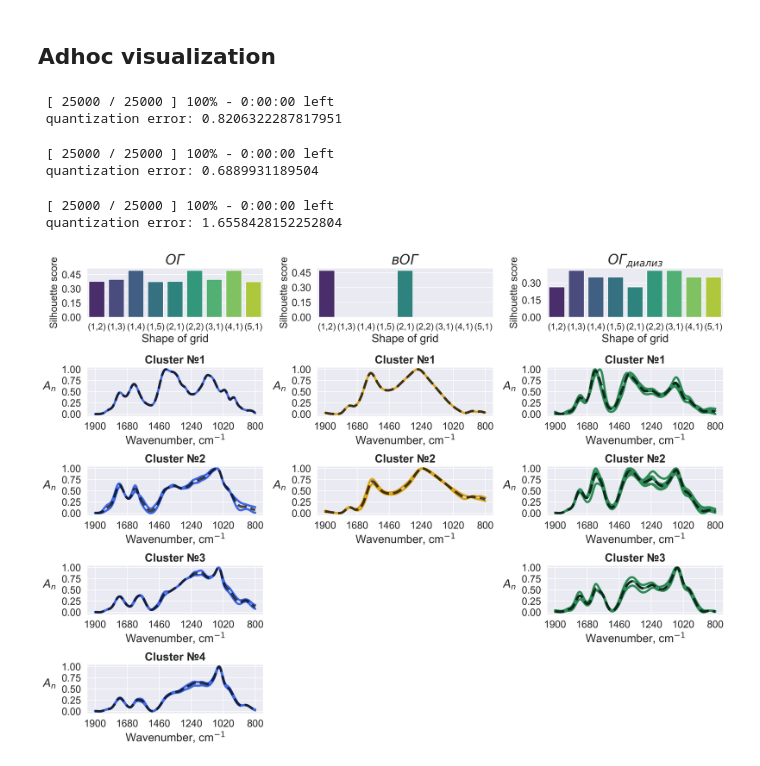
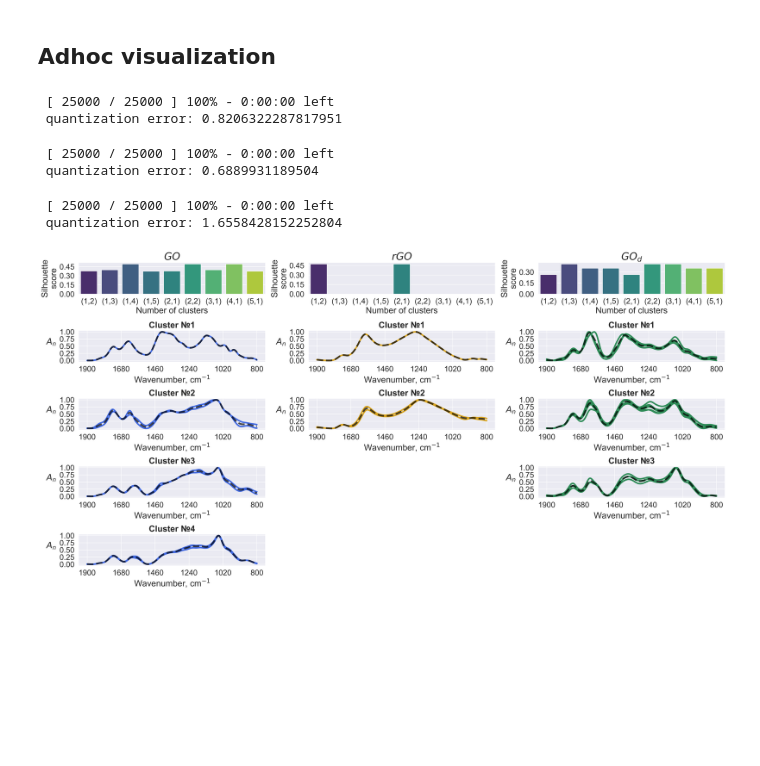
Before and after one commit to Fltvv/go-fitr-qa-fgda-ml, a Jupyter notebook: fg_distribution_analysis/code/01c_clustering_minisom.ipynb, the cells around one changed output. Saved outputs shown, nothing was run; the diff lists cells and outputs as text; code cells hidden in the pictures; blank space fills up the shorter version.

```diff
--- a/fg_distribution_analysis/code/01c_clustering_minisom.ipynb
+++ b/fg_distribution_analysis/code/01c_clustering_minisom.ipynb
@@ -309,9 +309,9 @@ results_df
 max_n_clusters = 5
 
 datasets = [
-    ('$ОГ$', go_data, 'RoyalBlue', (2, 2)),
-    ('$вОГ$', rgo_data, 'Goldenrod', (1, 2)),
-    ('$ОГ_{диализ}$', god_data, 'SeaGreen', (1, 3))
+    ('$GO$', go_data, 'RoyalBlue', (2, 2)),
+    ('$rGO$', rgo_data, 'Goldenrod', (1, 2)),
+    ('$GO_{d}$', god_data, 'SeaGreen', (1, 3))
 ]
 
 predictions_lst = []
@@ -321,7 +321,7 @@ sns.set_theme()
 max_clusters = max([d[3][0] * d[3][1] for d in datasets])
 fig_rows = 1 + max_clusters
 
-fig, axes = plt.subplots(fig_rows, 3, figsize=(15.5, 2.25 * fig_rows), dpi=300, constrained_layout=True)
+fig, axes = plt.subplots(fig_rows, 3, figsize=(22.5, 2.25 * fig_rows), dpi=300, constrained_layout=True)
 
 for i, (label, dataset, color, shape) in enumerate(datasets):
     analyzer = SomStructureAnalysis(dataset)
@@ -330,36 +330,47 @@ for i, (label, dataset, color, shape) in enumerate(datasets):
 
     analyzer.get_metrics_visualization(max_n_clusters=max_n_clusters, ax=axes[0, i], refit=False)
 
-    axes[0, i].set_title(f'{label}', fontsize=FONT_SIZE_TITLE)
-    axes[0, i].set_xlabel(f'Shape of grid', fontsize=FONT_SIZE_XLABEL)
-    axes[0, i].set_ylabel(f'Silhouette score', fontsize=FONT_SIZE_YLABEL-2)
+    axes[0, i].set_title(f'{label}', fontsize=FONT_SIZE_TITLE+2)
+
+    axes[0, i].set_xlabel(f'Number of clusters', fontsize=FONT_SIZE_XLABEL+2)
+    axes[0, i].set_ylabel(f'Silhouette\nscore', fontsize=FONT_SIZE_YLABEL+2)
+
+    axes[0, i].tick_params(axis='x', labelsize=FONT_SIZE_XTICKS+2)
+    axes[0, i].tick_params(axis='y', labelsize=FONT_SIZE_YTICKS+2)
+
     axes[0, i].yaxis.set_major_locator(ticker.MultipleLocator(0.15))
 
     sub_axes = axes[1:analyzer.n_clusters+1, i]
 
     analyzer.get_spectra_clusters_visualization(wavenumber=wavenumber, axes=sub_axes, color=color)
 
     for i, ax in enumerate(sub_axes):
+        ax.set_title(f'Cluster №{i+1}', fontsize=FONT_SIZE_TITLE-2, fontweight='bold')
+
+        ax.set_xlabel('Wavenumber, cm$^{-1}$', fontsize=FONT_SIZE_XLABEL+2)
+        ax.set_ylabel('$A_{n}$', fontsize=FONT_SIZE_YLABEL+2)
+
+        ax.tick_params(axis='x', labelsize=FONT_SIZE_XTICKS+2)
+        ax.tick_params(axis='y', labelsize=FONT_SIZE_YTICKS+2)
+
         ax.yaxis.set_major_locator(ticker.MultipleLocator(0.25))
-        ax.set_title(f'Cluster №{i+1}', fontsize=FONT_SIZE_TITLE-4, fontweight='bold')
-        ax.set_xlabel('Wavenumber, cm$^{-1}$', fontsize=FONT_SIZE_XLABEL)
 
     predictions_lst.append(analyzer.train_data_predictions)
 
 for i in range(3):
     for j in range(datasets[i][3][0] * datasets[i][3][1] + 1, fig_rows):
         axes[j, i].axis("off")
 
 plt.tight_layout()
 
 plt.savefig(f'{path_to_save}/adhoc_clustering_results.png', dpi=600)
 
 plt.show()
 # %% [output]
  [ 25000 / 25000 ] 100% - 0:00:00 left
  quantization error: 0.8206322287817951
  [ 25000 / 25000 ] 100% - 0:00:00 left
  quantization error: 0.6889931189504
  [ 25000 / 25000 ] 100% - 0:00:00 left
  quantization error: 1.6558428152252804
-[figure, old version]
+[figure, new version]
```
Also changed, not shown: 14 other files.
